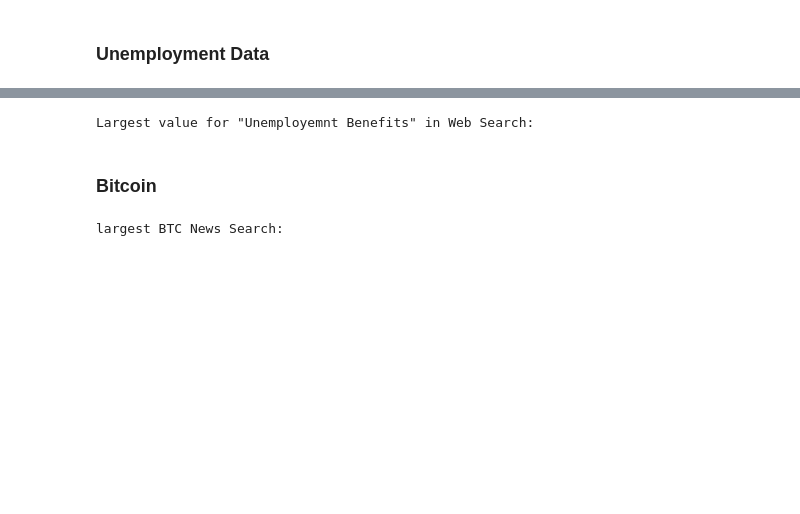
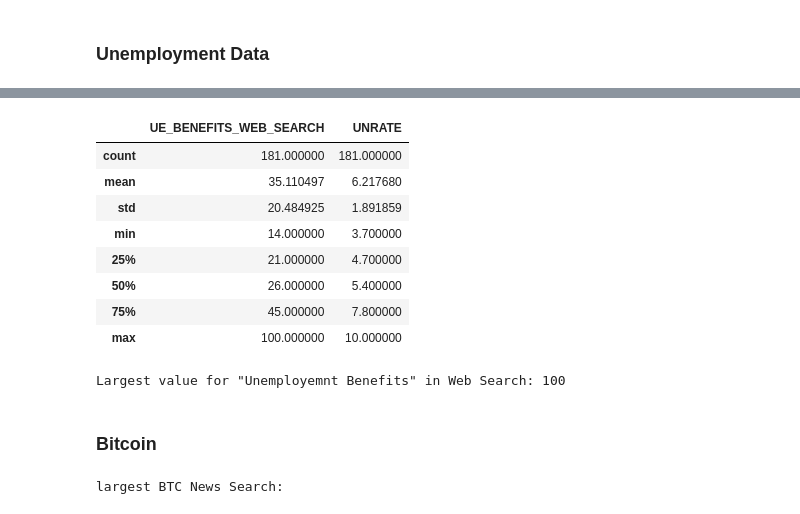
Before and after one commit to nipsalvin/Data-Science, a Jupyter notebook: Google_Trends_and_Data_Visualisation/Google_Trends_and_Data_Visualisation.ipynb, the cells around one changed output, grey strips where cells are left out. Saved outputs shown, nothing was run; the diff lists cells and outputs as text; code cells hidden in the pictures; blank space fills up the shorter version.

```diff
--- a/Google_Trends_and_Data_Visualisation/Google_Trends_and_Data_Visualisation.ipynb
+++ b/Google_Trends_and_Data_Visualisation/Google_Trends_and_Data_Visualisation.ipynb
@@ -57,8 +133,23 @@ Smallest value for Tesla in Web Search:
+# %%
+df_unemployment.describe()
+# %% [output]
+|  | UE_BENEFITS_WEB_SEARCH | UNRATE |
+| count | 181.000000 | 181.000000 |
+| mean | 35.110497 | 6.217680 |
+| std | 20.484925 | 1.891859 |
+| min | 14.000000 | 3.700000 |
+| 25% | 21.000000 | 4.700000 |
+| 50% | 26.000000 | 5.400000 |
+| 75% | 45.000000 | 7.800000 |
+| max | 100.000000 | 10.000000 |
 # %%
+l_unemployment_value = df_unemployment.UE_BENEFITS_WEB_SEARCH.max()
+s_unemployment_value = df_unemployment.UE_BENEFITS_WEB_SEARCH.min()
+
 print('Largest value for "Unemployemnt Benefits" '
-      f'in Web Search: ')
+      f'in Web Search: {l_unemployment_value} ')
 # %% [output]
-Largest value for "Unemployemnt Benefits" in Web Search:
+Largest value for "Unemployemnt Benefits" in Web Search: 100
 # %% [markdown]
 ### Bitcoin
 # %%
```
Also changed, not shown: parts of 9 cells of this notebook.
